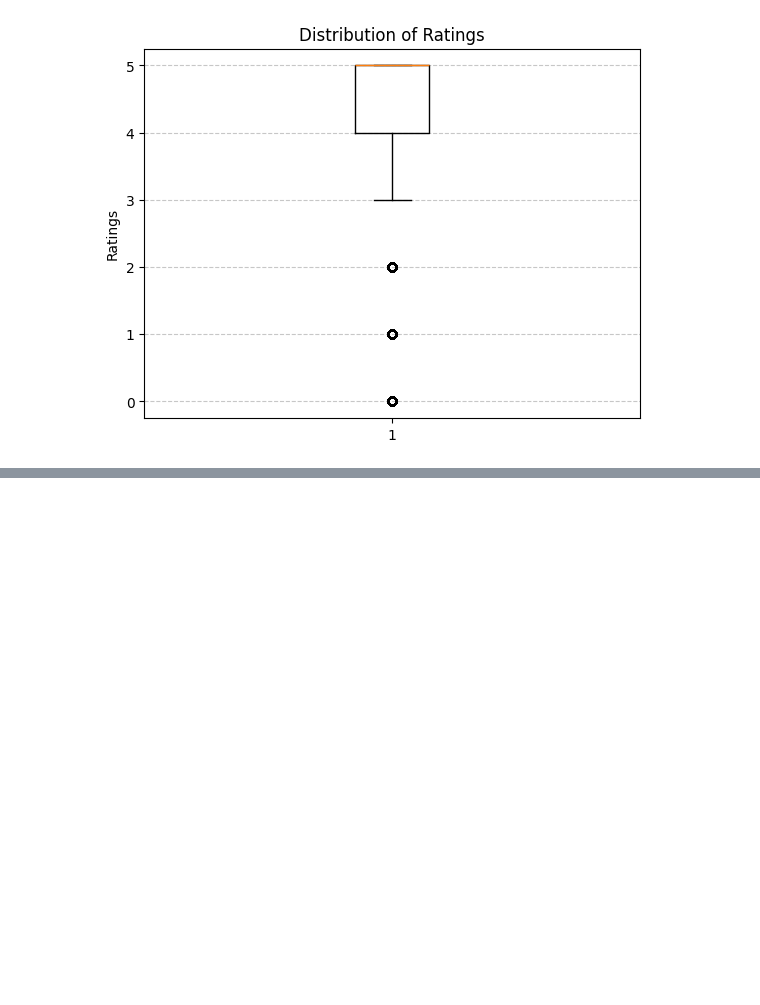
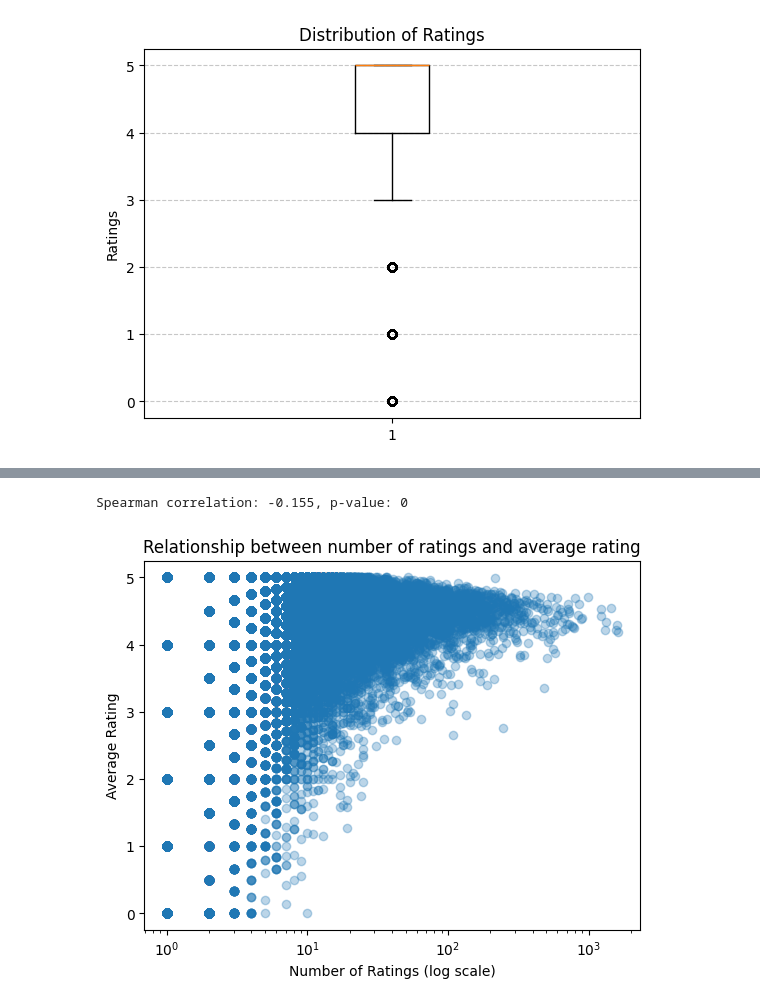
Before and after one commit to shanoether/kit_big_data_mangetamain, a Jupyter notebook: notebook/hoang_nbs.ipynb, the cells around one changed output, grey strips where cells are left out. Saved outputs shown, nothing was run; the diff lists cells and outputs as text; code cells hidden in the pictures; blank space fills up the shorter version.

Commit message:
update Average Ratings vs Number of Ratings

```diff
--- a/notebook/hoang_nbs.ipynb
+++ b/notebook/hoang_nbs.ipynb
@@ -81,0 +101,4 @@ plt.show()
+# %%
+df = pl.read_parquet("../data/processed/processed_interactions.parquet")
+
+df.head()
@@ -81,0 +137,5 @@ plt.show()
+# %%
+df_recipes = df.group_by("recipe_id").agg(
+    [pl.count("rating").alias("n_ratings"), pl.mean("rating").alias("avg_rating")]
+)
+df_recipes.head()
@@ -81,0 +151,22 @@ plt.show()
+# %%
+from scipy.stats import spearmanr, pearsonr
+
+n_ratings = df_recipes["n_ratings"].to_numpy()
+avg_rating = df_recipes["avg_rating"].to_numpy()
+
+corr, pval = spearmanr(n_ratings, avg_rating)
+
+print(f"Spearman correlation: {corr:.3f}, p-value: {pval:.3g}")
+# %% [output]
+Spearman correlation: -0.155, p-value: 0
+# %%
+import matplotlib.pyplot as plt
+
+plt.scatter(df_recipes["n_ratings"], df_recipes["avg_rating"], alpha=0.3)
+plt.xscale("log")
+plt.xlabel("Number of Ratings (log scale)")
+plt.ylabel("Average Rating")
+plt.title("Relationship between number of ratings and average rating")
+plt.show()
+# %% [output]
+[figure, added]
```
Also changed, not shown: parts of 13 cells of this notebook, 1 other file.
